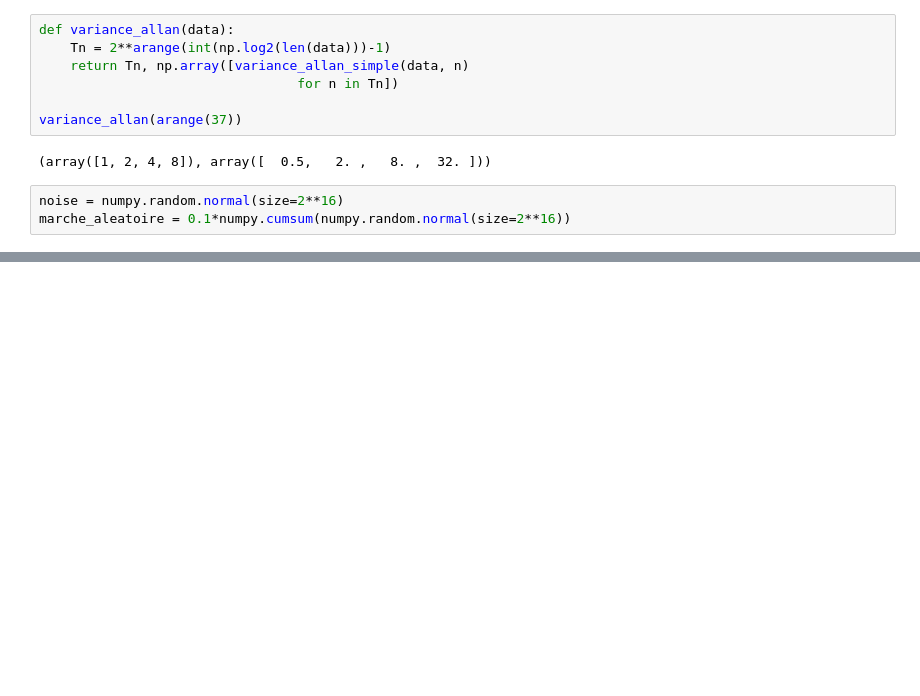
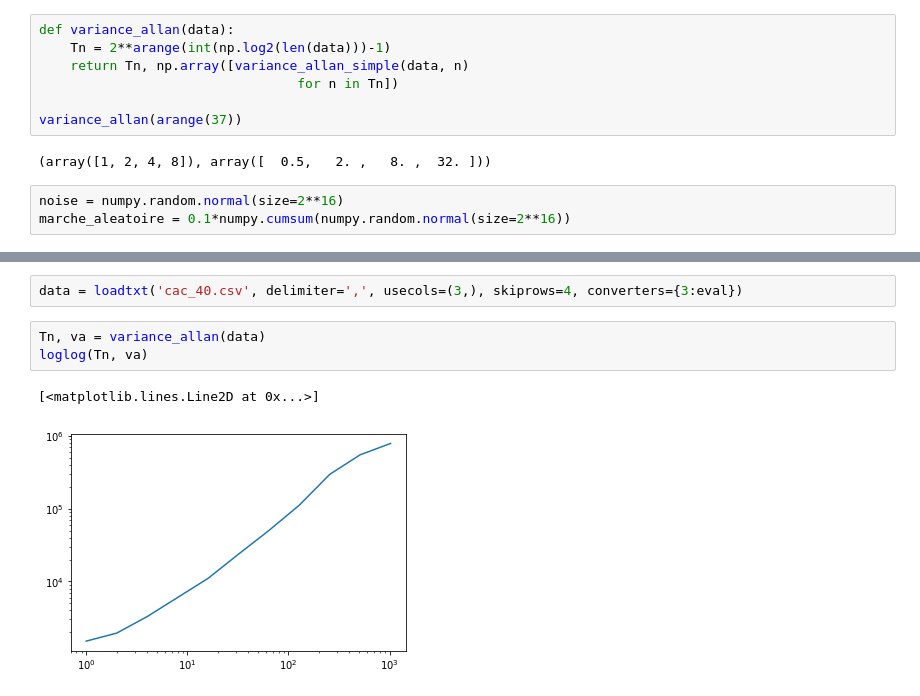
Before and after one commit to clade/Lumi2017, a Jupyter notebook: variance_allan/correction.ipynb, the cells around one changed output, grey strips where cells are left out. Cells and saved outputs as stored; diff of their text form; blank space fills up the shorter version.

```diff
--- a/variance_allan/correction.ipynb
+++ b/variance_allan/correction.ipynb
@@ -58,0 +82,8 @@ xlim(0, 1000)
+# %%
+data = loadtxt('cac_40.csv', delimiter=',', usecols=(3,), skiprows=4, converters={3:eval})
+# %%
+Tn, va = variance_allan(data)
+loglog(Tn, va)
+# %% [output]
+[<matplotlib.lines.Line2D at 0x...>]
+[figure, added]
```
Also changed, not shown: parts of 4 cells of this notebook, 5 other files.
